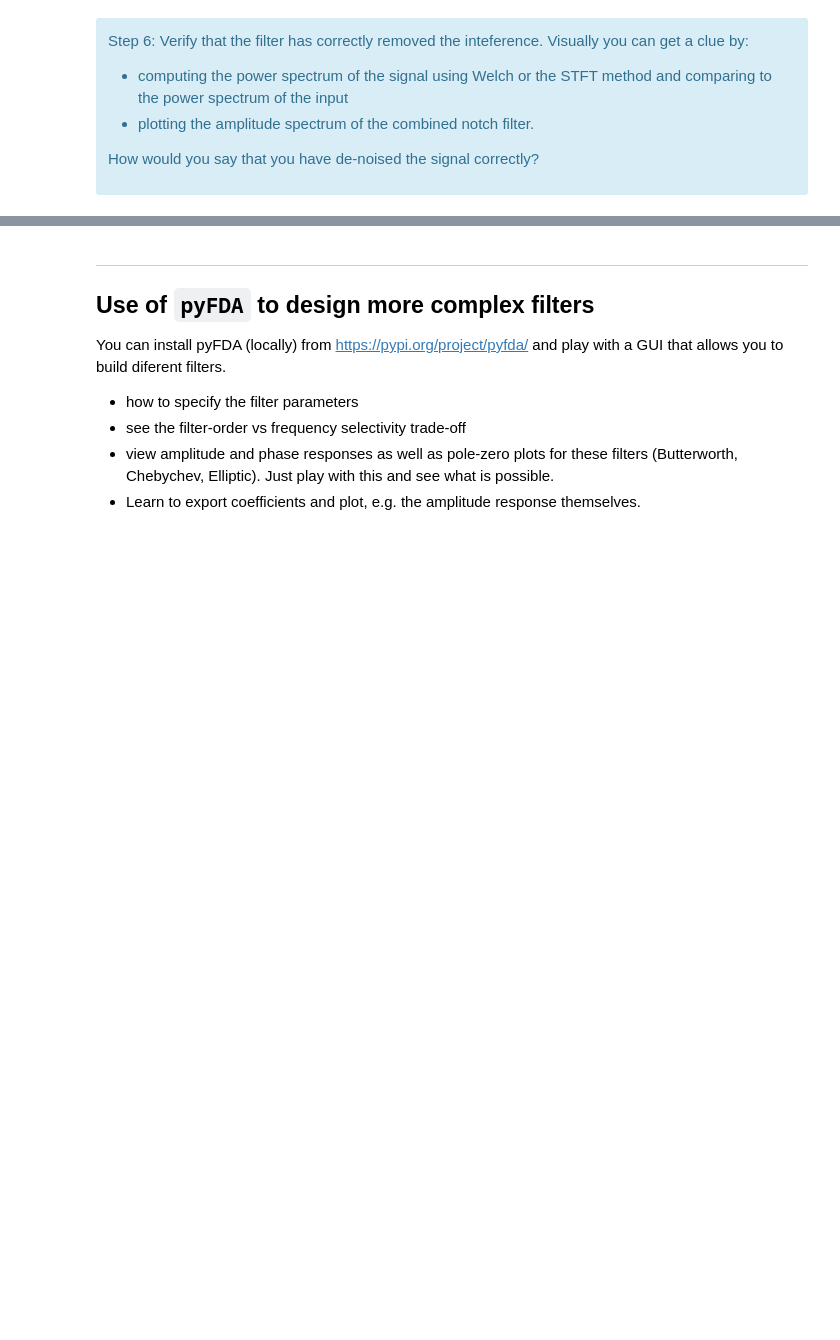
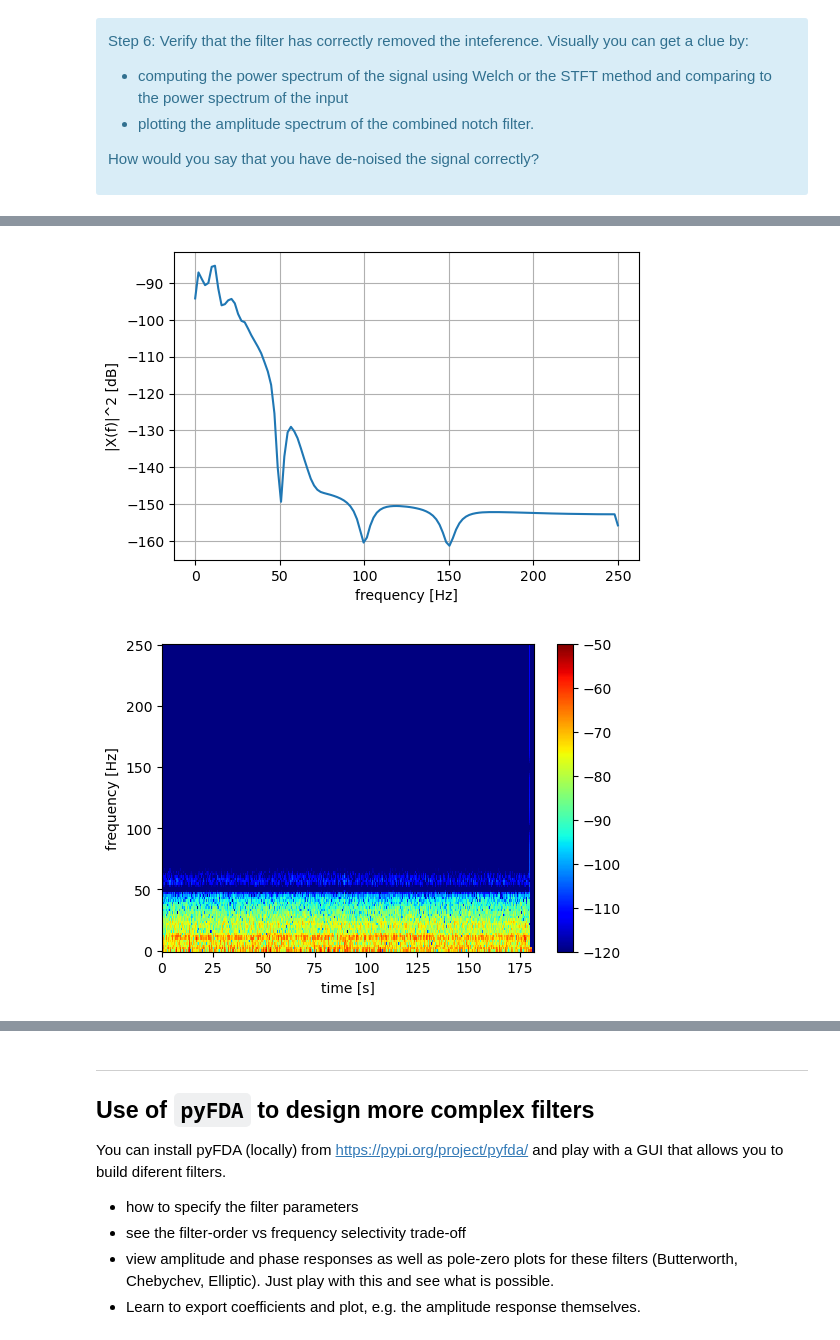
Before and after one commit to mrcocolinho/MSPS-Assignments, a Jupyter notebook: Notebooks/Assignment 3/ex03.ipynb, the cells around one changed output, grey strips where cells are left out. Drawn from its saved outputs; the diff is of its cells as text; code cells hidden in the pictures; blank space fills up the shorter version.

```diff
--- a/Notebooks/Assignment 3/ex03.ipynb
+++ b/Notebooks/Assignment 3/ex03.ipynb
@@ -691,0 +729,39 @@ Your answers here.
+# %%
+# Welch periodogram
+nfft = 256
+overlap = 7*nfft//8
+scaleFact = signal.windows.get_window('hann',nfft).sum()
+frqVec,psdX = signal.welch(SF2, fs=fs, window='hann',\
+                           noverlap=overlap, nfft=nfft,scaling='spectrum')
+
+# Look at the resulting power spectrum of the signal
+fig = plt.figure(figsize=(6,4)); fig.clf()
+ax = fig.add_subplot(111)
+ax.plot(frqVec,10*np.log10(psdX*scaleFact))
+ax.set_xlabel('frequency [Hz]')
+ax.set_ylabel('|X(f)|^2 [dB]')
+ax.grid('on')
+
+#signal.stft
+
+#Add all correct inputs into signal.stft
+frqVec,tAxis,X = signal.stft(SF2,window='hann',nperseg=nfft,noverlap=overlap,\
+                             nfft=nfft, return_onesided=True,axis=0,fs=fs)
+X *= scaleFact
+# Compute the periodogram
+PsiXX = np.abs(X)**2
+
+# Either plot the average along time-axis (which means 1-D plot, similar to Welch estimate)
+# or plot a colourful image, which gives a nicer view of the underlying signal spectrum.
+fig = plt.figure(figsize=(6,4)); fig.clf()
+ax = fig.add_subplot(111,aspect='auto')
+xGrid,yGrid = np.meshgrid(tAxis,frqVec)
+mesh = ax.pcolormesh(xGrid,yGrid,10*np.log10(PsiXX),cmap='jet',\
+                     vmin=-120,vmax=-50,shading='auto')
+ax.set_xlabel('time [s]')
+ax.set_ylabel('frequency [Hz]')
+fig.colorbar(mesh,ax=ax)
+fig.show()
+# %% [output]
+[figure, added]
+[figure, added]
```
Also changed, not shown: parts of 8 cells of this notebook.
